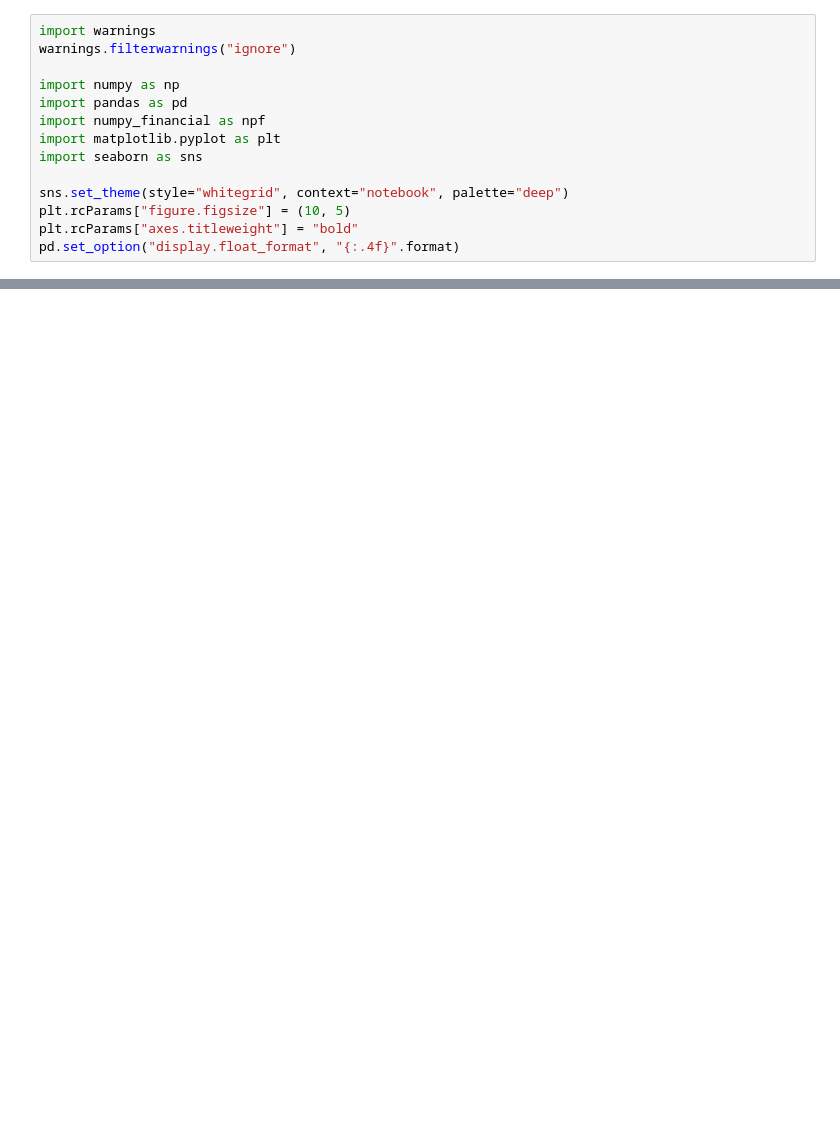
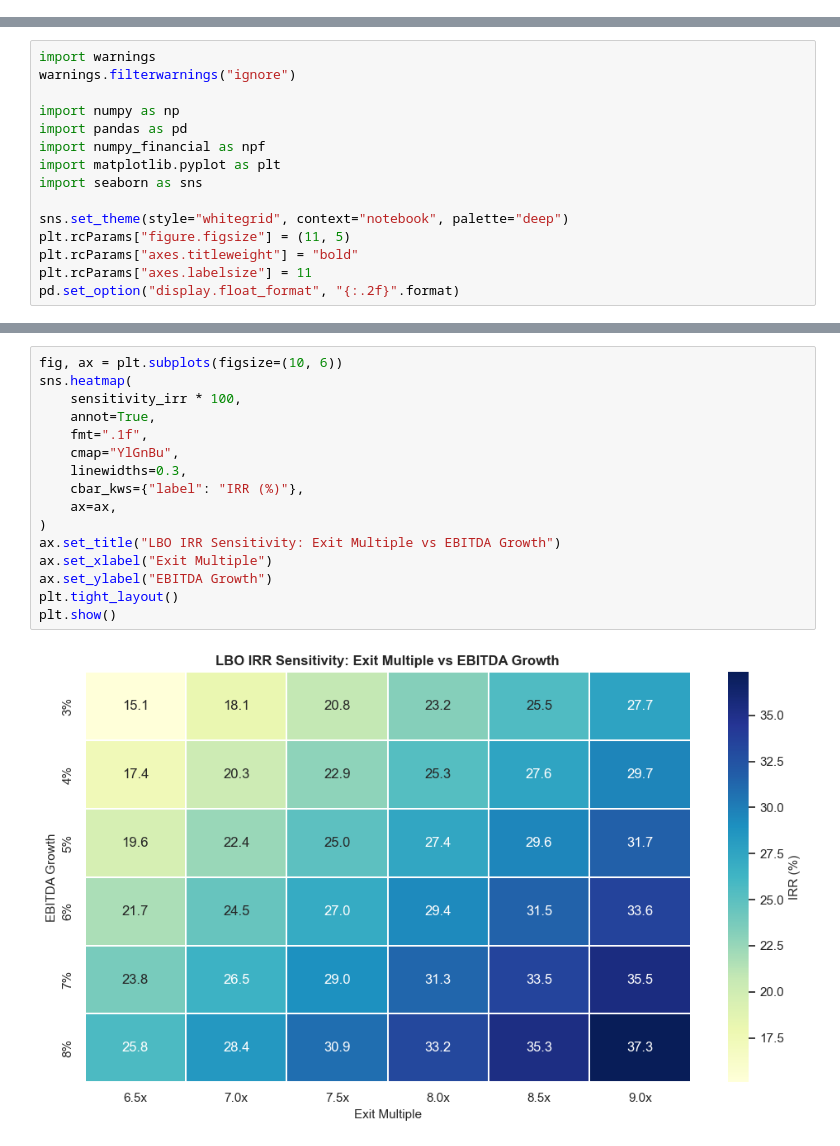
Before and after one commit to juliovalerog/FinEngineering_AlgoTrading, a Jupyter notebook: notebooks/02_lbo_model_python.ipynb, the cells around one changed output, grey strips where cells are left out. Saved outputs shown, nothing was run; the diff lists cells and outputs as text; blank space fills up the shorter version.

Commit message:
Refine LBO notebook with Excel-drill aligned structure

```diff
--- a/notebooks/02_lbo_model_python.ipynb
+++ b/notebooks/02_lbo_model_python.ipynb
@@ -37,14 +0,0 @@ Python complements spreadsheet work by making model logic explicit, reusable, an
-# %%
-import warnings
-warnings.filterwarnings("ignore")
-
-import numpy as np
-import pandas as pd
-import numpy_financial as npf
-import matplotlib.pyplot as plt
-import seaborn as sns
-
-sns.set_theme(style="whitegrid", context="notebook", palette="deep")
-plt.rcParams["figure.figsize"] = (10, 5)
-plt.rcParams["axes.titleweight"] = "bold"
-pd.set_option("display.float_format", "{:.4f}".format)
@@ -258,0 +57,15 @@ Notebook 2 modeled value creation at the company and capital-structure level. No
+# %%
+import warnings
+warnings.filterwarnings("ignore")
+
+import numpy as np
+import pandas as pd
+import numpy_financial as npf
+import matplotlib.pyplot as plt
+import seaborn as sns
+
+sns.set_theme(style="whitegrid", context="notebook", palette="deep")
+plt.rcParams["figure.figsize"] = (11, 5)
+plt.rcParams["axes.titleweight"] = "bold"
+plt.rcParams["axes.labelsize"] = 11
+pd.set_option("display.float_format", "{:.2f}".format)
@@ -258,0 +725,18 @@ Notebook 2 modeled value creation at the company and capital-structure level. No
+# %%
+fig, ax = plt.subplots(figsize=(10, 6))
+sns.heatmap(
+    sensitivity_irr * 100,
+    annot=True,
+    fmt=".1f",
+    cmap="YlGnBu",
+    linewidths=0.3,
+    cbar_kws={"label": "IRR (%)"},
+    ax=ax,
+)
+ax.set_title("LBO IRR Sensitivity: Exit Multiple vs EBITDA Growth")
+ax.set_xlabel("Exit Multiple")
+ax.set_ylabel("EBITDA Growth")
+plt.tight_layout()
+plt.show()
+# %% [output]
+[figure, added]
```
Also changed, not shown: parts of 70 cells of this notebook, 1 other file.
